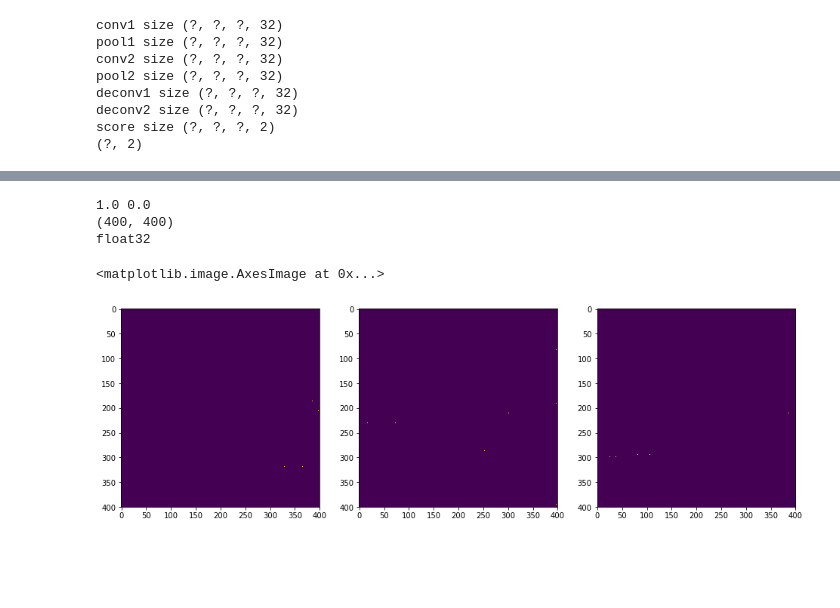
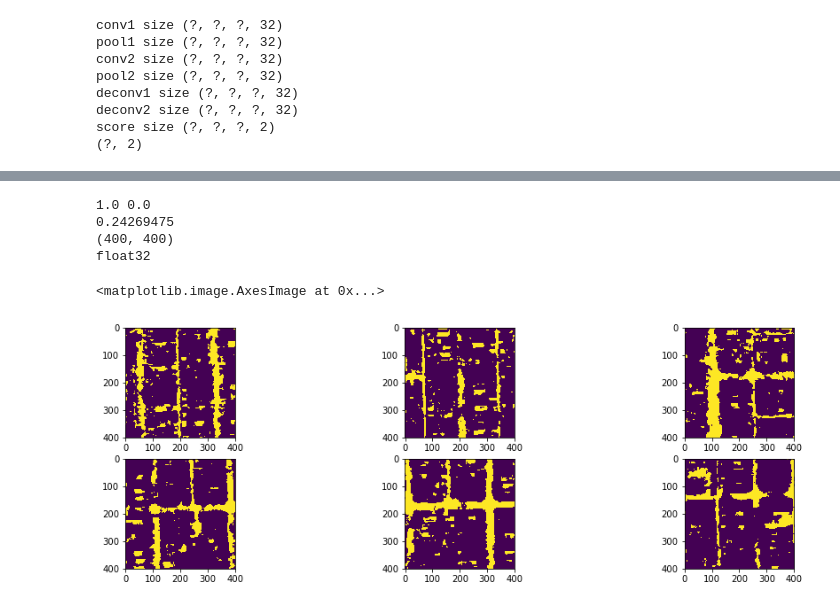
Before and after one commit to MLElec/ML_course, a Jupyter notebook: projects/project2/project_road_segmentation/FCN_from_scratch.ipynb, the cells around one changed output, grey strips where cells are left out. Drawn from its saved outputs; the diff is of its cells as text; code cells hidden in the pictures; blank space fills up the shorter version.

```diff
--- a/projects/project2/project_road_segmentation/FCN_from_scratch.ipynb
+++ b/projects/project2/project_road_segmentation/FCN_from_scratch.ipynb
@@ -158,8 +158,8 @@ root_dir = "training/"
 
 image_dir = root_dir + "images/"
 files = os.listdir(image_dir)
-n = min(20, len(files)) # Load maximum 20 images
-#n = len(files)
+#n = min(20, len(files)) # Load maximum 20 images
+n = len(files)
 print("Loading " + str(n) + " images")
 imgs = [load_image(image_dir + files[i]) for i in range(n)]
 print(files[0])
@@ -169,8 +169,8 @@ print("Loading " + str(n) + " images")
 gt_imgs = [load_image(gt_dir + files[i]) for i in range(n)]
 print(files[0])
 
-#n = int(len(files)*0.5)
-n=10 # Only use 10 images for training
+n = int(len(files)*0.5)
+#n=10 # Only use 10 images for training
 print(np.max(imgs))
 np_imgs = normalize_data(np.asarray(imgs))
 train_imgs = np_imgs[:n]
@@ -181,7 +181,7 @@ val_gt = np_gt[n:]
 train_size = train_gt.shape[0]
 val_size = val_gt.shape[0]
 
-patch_size= 20
+patch_size= 40
 
 patch_tr, lab_tr,_ = get_patches_all(train_imgs, train_gt, patch_size)
 patch_val, lab_val,_ = get_patches_all(val_imgs, val_gt, patch_size)
@@ -189,8 +189,8 @@ patch_val, lab_val,_ = get_patches_all(val_imgs, val_gt, patch_size)
 print(patch_tr.shape)
 print(lab_tr.shape)
 
-useful_patches_tr, useful_lab_tr = get_useful_patches(patch_tr, lab_tr, 0.3)
-useful_patches_val, useful_lab_val = get_useful_patches(patch_val, lab_val, 0.3)
+useful_patches_tr, useful_lab_tr = get_useful_patches(patch_tr, lab_tr, 0.3, 0.7)
+useful_patches_val, useful_lab_val = get_useful_patches(patch_val, lab_val, 0.3, 0.7)
 useful_lab_tr = useful_lab_tr.astype(int)
 useful_lab_val = useful_lab_val.astype(int)
 
@@ -220,7 +220,7 @@ def weighted_pixelwise_crossentropy(y_true, y_pred, class_weights):
     loss = - tf.reduce_mean(tf.multiply(y_true * tf.log(temp), class_weights))
     return loss
 # %%
-learning_rate = 1e-5
+learning_rate = 1e-4
 reg = 1e-5
 n_filters = 32
 kernel_size = 3
@@ -231,7 +231,7 @@ tf_labels = tf.placeholder(tf.int32,[None,2])
 keep_prob = tf.placeholder(tf.float32)
 regularizer = tf.contrib.layers.l2_regularizer(scale=reg)
 
-class_weights = tf.constant([[8.0,1.0]])
+class_weights = tf.constant([[2.0,1.0]]) #left = more BG, right = more road in predictions
 weights = tf.reduce_sum(class_weights * tf.cast(tf_labels, tf.float32), axis=1)
 
 conv1 = tf.layers.conv2d(inputs=tf_data, filters=n_filters, kernel_size=kernel_size, kernel_regularizer=regularizer, activation=tf.nn.relu, padding='SAME')
@@ -289,8 +289,8 @@ score size (?, ?, ?, 2)
 # %%
 ##Model inference
 
-n_epoch = 5
-batch_size = 20
+n_epoch = 20
+batch_size = 5
 
 init = tf.global_variables_initializer()
 sess = tf.Session()
@@ -319,6 +319,8 @@ for epoch in range(n_epoch):
         val_pred, val_acc, val_loss = sess.run([preds, accuracy, loss], feed_dict={tf_data : val_imgs, tf_labels : one_hot_convert(np.reshape(val_gt,val_size*400*400).astype(int),2)})
 
         print(max(np.reshape(train_pred, [-1])), min(np.reshape(train_pred, [-1])))
+        print("val mean : ",np.mean(val_pred))
+        print("train mean : ", np.mean(train_pred))
 
         f1_train = f1_score(np.reshape(train_gt,train_size*400*400), np.reshape(train_pred, [-1]), average='macro')
         f1_val = f1_score(np.reshape(val_gt,val_size*400*400), np.reshape(val_pred,[-1]), average='macro')
@@ -362,21 +378,31 @@ float32
 # %%
 test = np.reshape(val_pred, val_gt.shape).astype(np.float32)
+test2 = np.reshape(train_pred, train_gt.shape).astype(np.float32)
+
 print(max(np.reshape(test[1,:], [-1])),(min(np.reshape(test[1,:], [-1]))))
+print(np.mean(val_pred))
 print(test[1,:].shape)
 print(test.dtype)
 plt.figure(figsize=(16, 5))
-plt.subplot(1,3,1)
-plt.imshow(test[4,:])
-plt.subplot(1,3,2)
-plt.imshow(test[5,:])
-plt.subplot(1,3,3)
-plt.imshow(test[6,:])
+plt.subplot(2,3,1)
+plt.imshow(test[1,:])
+plt.subplot(2,3,2)
+plt.imshow(test[2,:])
+plt.subplot(2,3,3)
+plt.imshow(test[3,:])
+plt.subplot(2,3,4)
+plt.imshow(test2[1,:])
+plt.subplot(2,3,5)
+plt.imshow(test2[2,:])
+plt.subplot(2,3,6)
+plt.imshow(test2[3,:])
 # %% [output]
 1.0 0.0
+0.24269475
 (400, 400)
 float32
 <matplotlib.image.AxesImage at 0x...>
-[figure, old version]
+[figure, new version]
 # %%
 conv_1, pool_1, conv_2, pool_2, deconv_1, deconv_2, score= sess.run([conv1, pool1, conv2, pool2, deconv1, deconv2, score_layer], feed_dict={tf_data : np.expand_dims(train_imgs[1], axis=0), tf_labels : one_hot_convert(np.reshape(train_gt[1],400*400).astype(int),2)})
 
```
Also changed, not shown: parts of 6 cells of this notebook.
